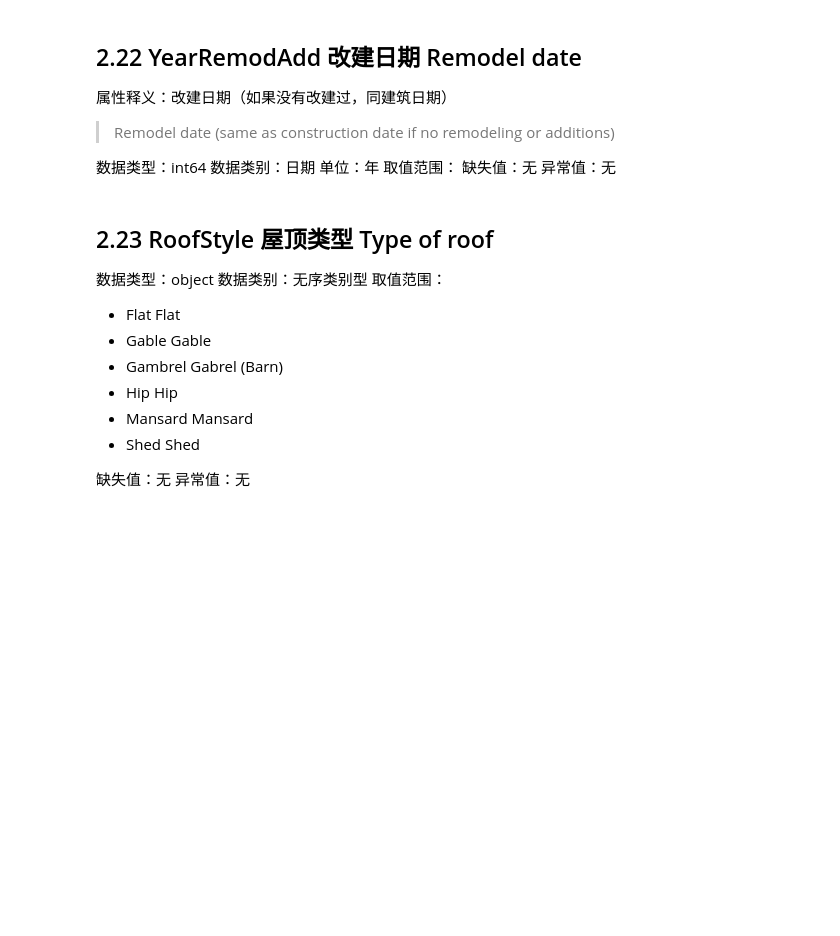
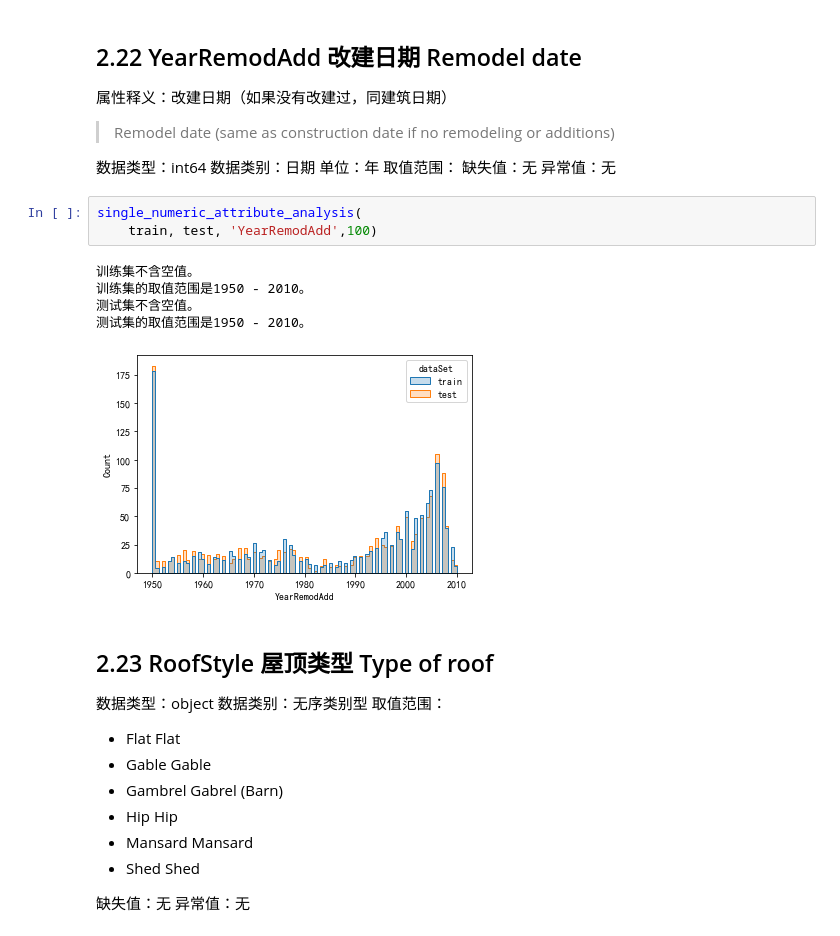
Before and after one commit to malng/DataModelingPortfolio, a Jupyter notebook: House-Prices_Advanced-Regression-Techniques/House-Prices_EDA.ipynb, the cells around one changed output. Cells and saved outputs as stored; diff of their text form; blank space fills up the shorter version.

```diff
--- a/House-Prices_Advanced-Regression-Techniques/House-Prices_EDA.ipynb
+++ b/House-Prices_Advanced-Regression-Techniques/House-Prices_EDA.ipynb
@@ -691,6 +701,15 @@ single_category_attribute_analysis(
 取值范围：
 缺失值：无
 异常值：无
+# %%
+single_numeric_attribute_analysis(
+    train, test, 'YearRemodAdd',100)
+# %% [output]
+训练集不含空值。
+训练集的取值范围是1950 - 2010。
+测试集不含空值。
+测试集的取值范围是1950 - 2010。
+[figure, added]
 # %% [markdown]
 ## 2.23 RoofStyle 屋顶类型 Type of roof
 数据类型：object
```
Also changed, not shown: parts of 74 cells of this notebook.
